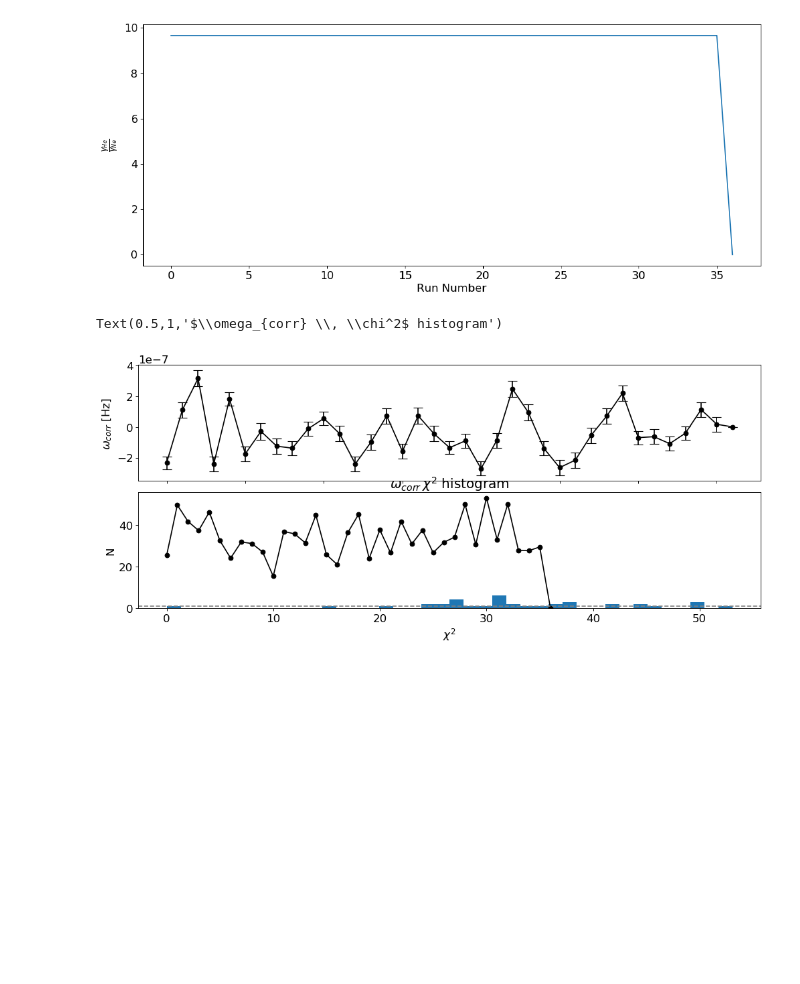
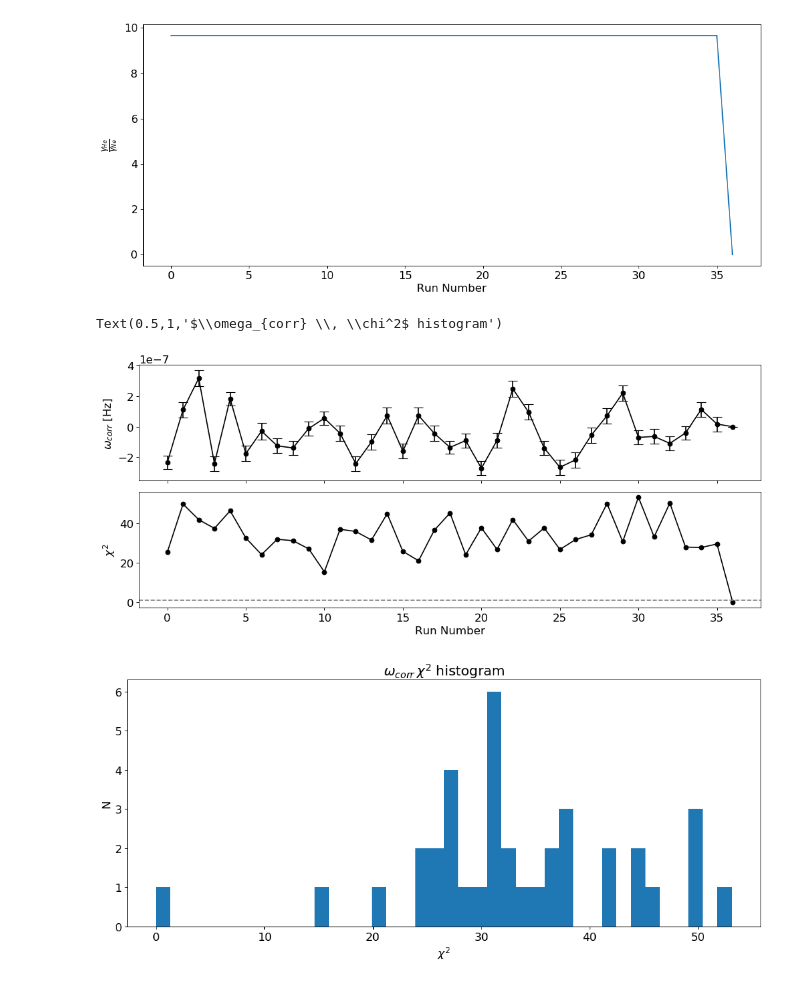
Before and after one commit to jeansom/pulsed_ffitter_current, a Jupyter notebook: pulsed_fitter_current.ipynb, the cells around one changed output. Drawn from its saved outputs; the diff is of its cells as text; code cells hidden in the pictures; blank space fills up the shorter version.

```diff
--- a/pulsed_fitter_current.ipynb
+++ b/pulsed_fitter_current.ipynb
@@ -209,18 +209,20 @@ Text(0.5,0,'Run Number')
 # %%
 f, ax_arr = plt.subplots(2, 1)
 ax_arr[0].errorbar(np.arange(len(corrphase_fit_arr)), corrphase_fit_arr[:,0], corrphase_fiterr_arr[:,0], fmt="o", ls="-", c="black", markersize=6, capsize=6)
 ax_arr[0].set_ylabel("$\omega_{corr}$ [Hz]")
 ax_arr[1].plot(np.arange(len(corrphase_fit_arr)), corrphasechi2_arr, marker=".", markersize=12, color="black")
 ax_arr[1].set_ylabel("$\chi^2$")
 ax_arr[1].set_xlabel("Run Number")
 ax_arr[1].axhline(1, ls="--", c="grey")
 plt.setp([a.get_xticklabels() for a in [f.axes[0]]], visible=False)
 f.subplots_adjust(hspace=0.1)
 
+plt.figure()
 plt.hist(corrphasechi2_arr, bins=40)
 plt.xlabel("$\chi^2$")
 plt.ylabel("N")
 plt.title("$\omega_{corr} \, \chi^2$ histogram")
 # %% [output]
 Text(0.5,1,'$\\omega_{corr} \\, \\chi^2$ histogram')
-[figure, old version]
+[figure, new version]
+[figure, added]
```
Also changed, not shown: parts of 1 cell of this notebook.
